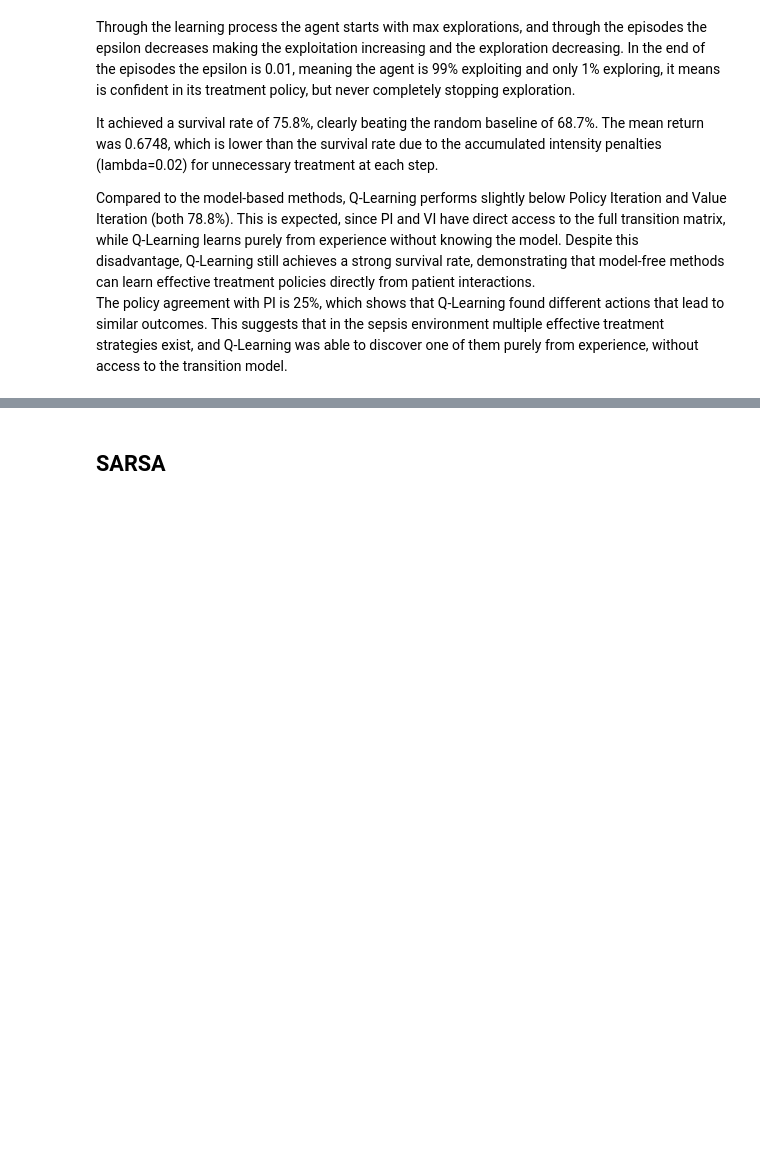
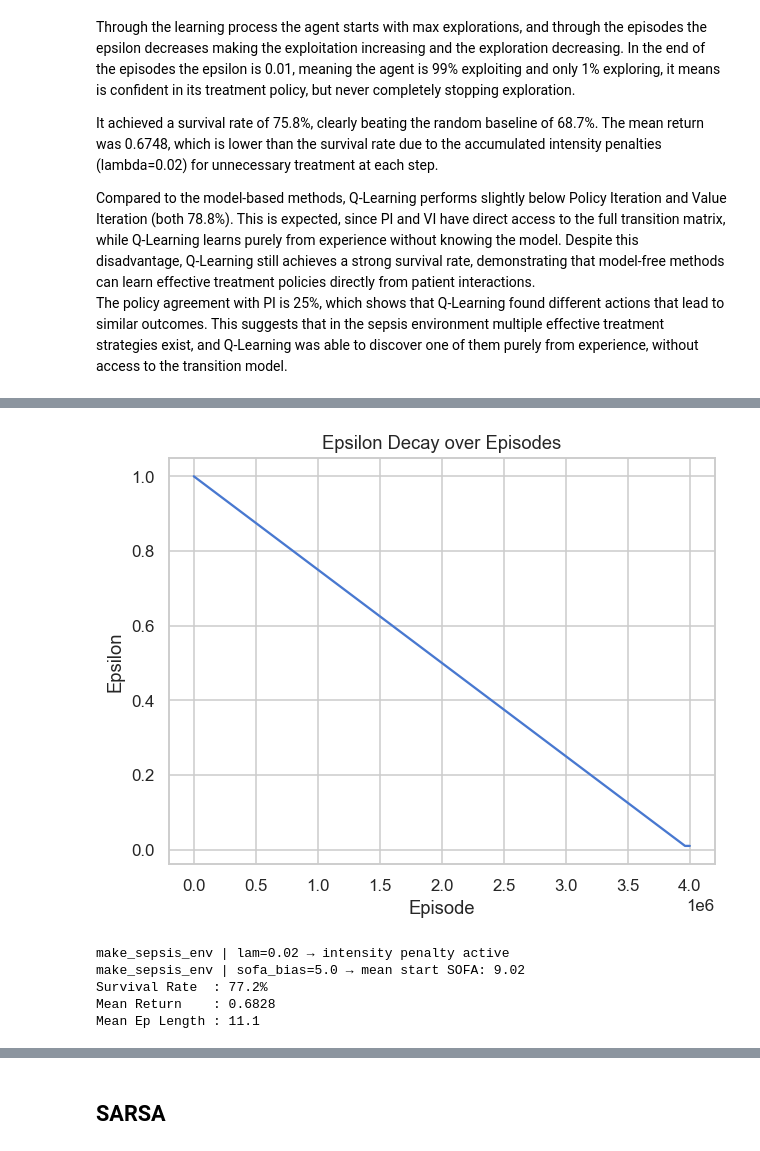
Before and after one commit to calcoafrancisca/RL_GroupAG, a Jupyter notebook: RL Project Code/sepsis_project - Students Version/rl_sepsis_project.ipynb, the cells around one changed output, grey strips where cells are left out. Saved outputs shown, nothing was run; the diff lists cells and outputs as text; code cells hidden in the pictures; blank space fills up the shorter version.

```diff
--- a/RL Project Code/sepsis_project - Students Version/rl_sepsis_project.ipynb
+++ b/RL Project Code/sepsis_project - Students Version/rl_sepsis_project.ipynb
@@ -1038,3 +1100,26 @@ Q_table_sepsis, df_return_over_time_sepsis, df_steps_over_time_sepsis, epsilon_o
+# %%
+plt.plot(df_epsilon_over_time_sepsis)
+plt.xlabel('Episode')
+plt.ylabel('Epsilon')
+plt.title('Epsilon Decay over Episodes')
+plt.show()
+# %% [output]
+[figure, added]
+# %%
+#picks the best action for each state
+policy_ql = np.argmax(Q_table_sepsis, axis=1)
+ret_ql, len_ql = evaluate_policy(policy_ql)
+
+#results :D
+print(f"Survival Rate  : {float(np.mean(ret_ql > 0)) * 100:.1f}%")
+print(f"Mean Return    : {np.mean(ret_ql):.4f}")
+print(f"Mean Ep Length : {np.mean(len_ql):.1f}")
+# %% [output]
+make_sepsis_env | lam=0.02 → intensity penalty active
+make_sepsis_env | sofa_bias=5.0 → mean start SOFA: 9.02
+Survival Rate  : 77.2%
+Mean Return    : 0.6828
+Mean Ep Length : 11.1
 # %%
 policy_ql = np.argmax(Q_table_sepsis, axis=1)
 
```
Also changed, not shown: parts of 49 cells of this notebook.
